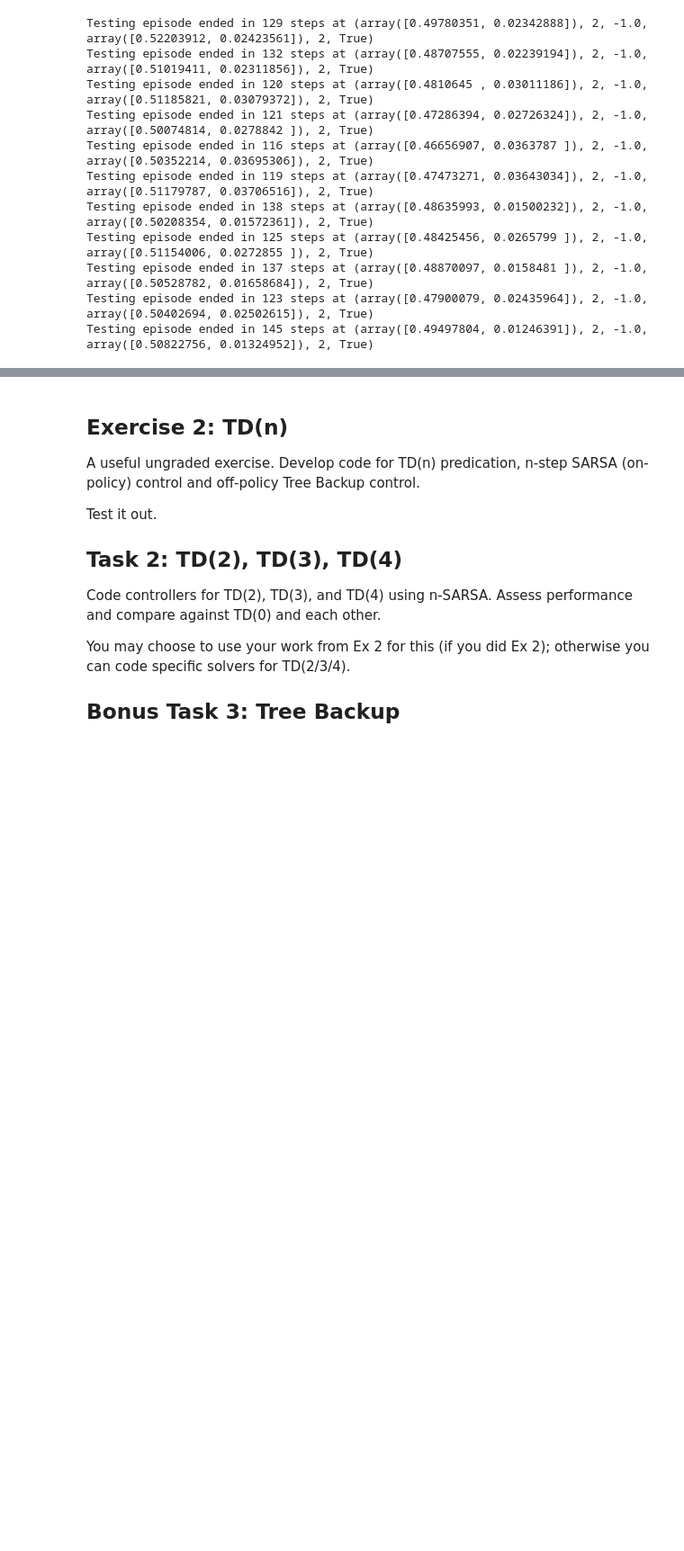
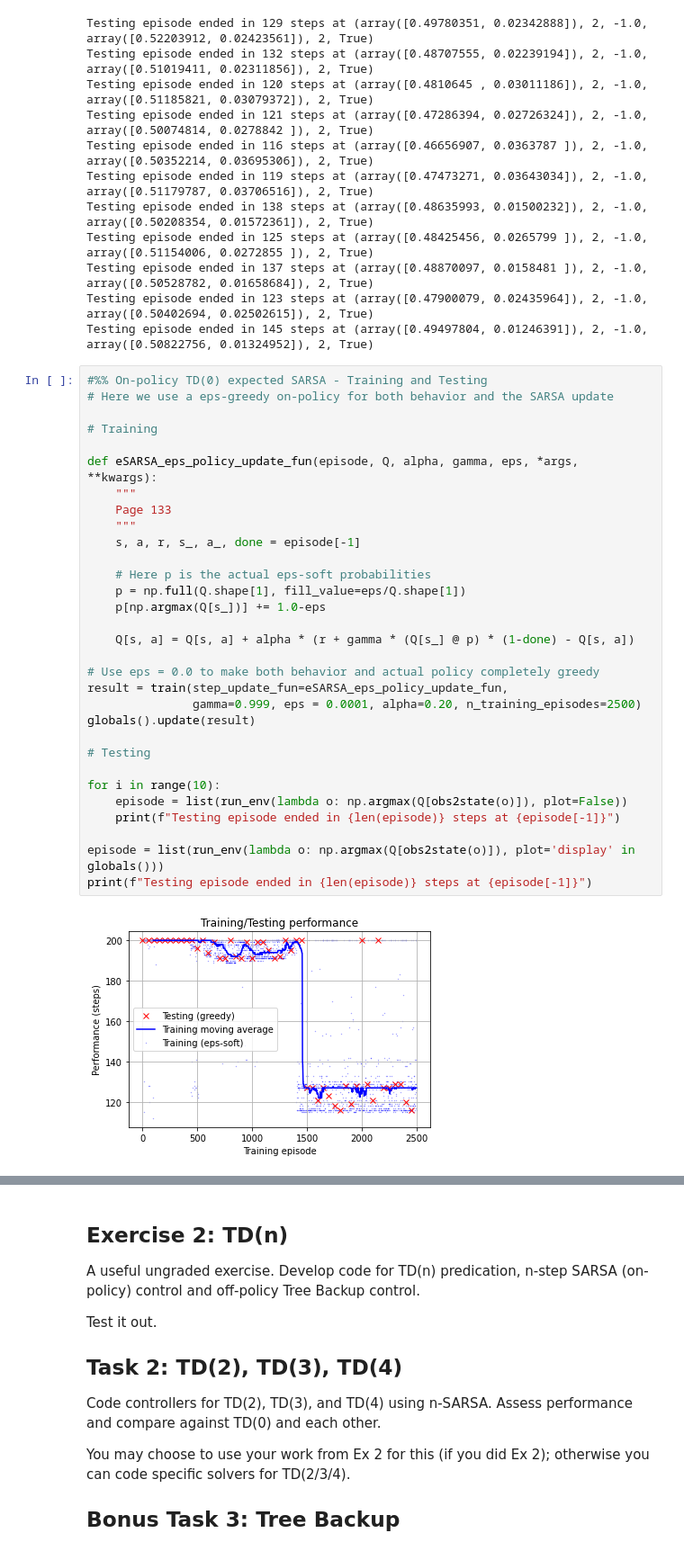
Before and after one commit to constructor-s/aps1080_winter_2021, a Jupyter notebook: A3/A3.ipynb, the cells around one changed output, grey strips where cells are left out. Shown at 90% size. Drawn from its saved outputs; the diff is of its cells as text; blank space fills up the shorter version.

```diff
--- a/A3/A3.ipynb
+++ b/A3/A3.ipynb
@@ -350,3 +350,36 @@ Testing episode ended in 125 steps at (array([0.48425456, 0.0265799 ]), 2, -1.0,
 Testing episode ended in 137 steps at (array([0.48870097, 0.0158481 ]), 2, -1.0, array([0.50528782, 0.01658684]), 2, True)
 Testing episode ended in 123 steps at (array([0.47900079, 0.02435964]), 2, -1.0, array([0.50402694, 0.02502615]), 2, True)
 Testing episode ended in 145 steps at (array([0.49497804, 0.01246391]), 2, -1.0, array([0.50822756, 0.01324952]), 2, True)
+# %%
+#%% On-policy TD(0) expected SARSA - Training and Testing
+# Here we use a eps-greedy on-policy for both behavior and the SARSA update
+
+# Training
+
+def eSARSA_eps_policy_update_fun(episode, Q, alpha, gamma, eps, *args, **kwargs):
+    """
+    Page 133
+    """
+    s, a, r, s_, a_, done = episode[-1]
+
+    # Here p is the actual eps-soft probabilities
+    p = np.full(Q.shape[1], fill_value=eps/Q.shape[1])
+    p[np.argmax(Q[s_])] += 1.0-eps
+
+    Q[s, a] = Q[s, a] + alpha * (r + gamma * (Q[s_] @ p) * (1-done) - Q[s, a])
+
+# Use eps = 0.0 to make both behavior and actual policy completely greedy
+result = train(step_update_fun=eSARSA_eps_policy_update_fun,
+               gamma=0.999, eps = 0.0001, alpha=0.20, n_training_episodes=2500)
+globals().update(result)
+
+# Testing
+
+for i in range(10):
+    episode = list(run_env(lambda o: np.argmax(Q[obs2state(o)]), plot=False))
+    print(f"Testing episode ended in {len(episode)} steps at {episode[-1]}")
+
+episode = list(run_env(lambda o: np.argmax(Q[obs2state(o)]), plot='display' in globals()))
+print(f"Testing episode ended in {len(episode)} steps at {episode[-1]}")
+# %% [output]
+[figure, added]
```
Also changed, not shown: parts of 5 cells of this notebook.
